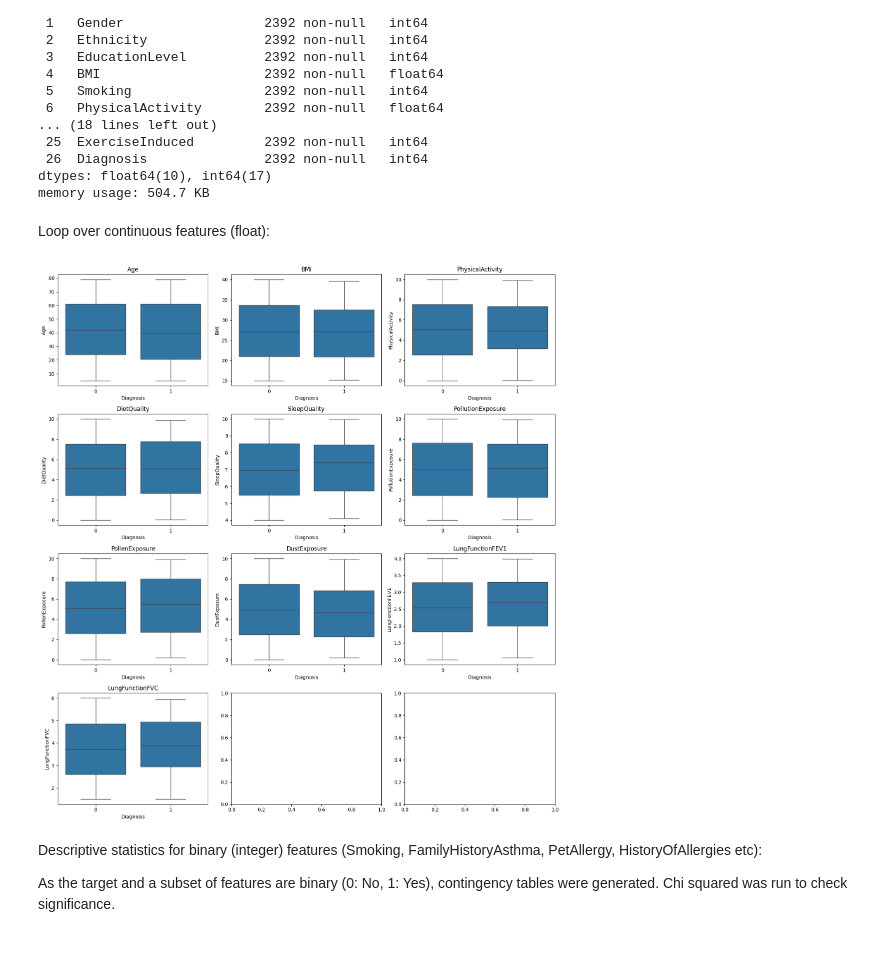
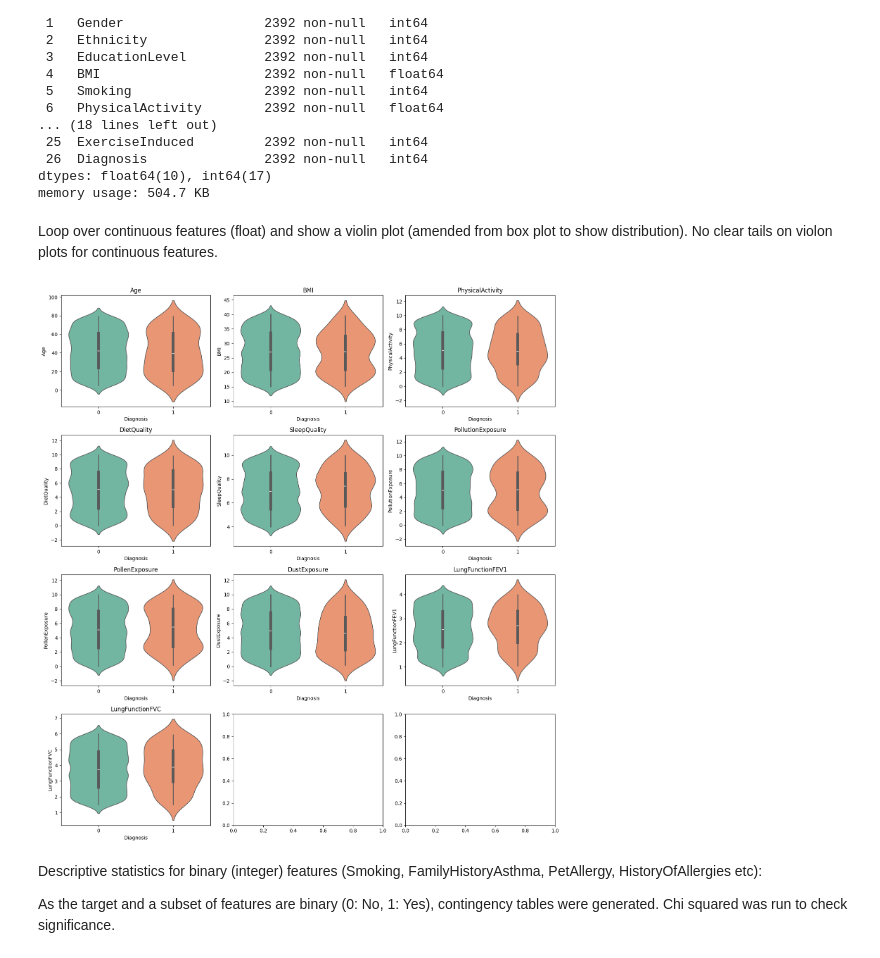
Before and after one commit to CodingLL25/AsthmaBurden, a Jupyter notebook: jupyter_notebooks/03_DataExploration.ipynb, the cells around one changed output. Saved outputs shown, nothing was run; the diff lists cells and outputs as text; code cells hidden in the pictures.

Commit message:
Additional exploratory data analysis for binary vs binary, and update to show violin plots for continuous features. README file updated

```diff
--- a/jupyter_notebooks/03_DataExploration.ipynb
+++ b/jupyter_notebooks/03_DataExploration.ipynb
@@ -105,22 +105,22 @@ Data columns (total 27 columns):
  26  Diagnosis               2392 non-null   int64
 dtypes: float64(10), int64(17)
 memory usage: 504.7 KB
-# %% [markdown]
-Loop over continuous features (float):
+# %% [markdown]
+Loop over continuous features (float) and show a violin plot (amended from box plot to show distribution). No clear tails on violon plots for continuous features.
 # %%
 continuous_features = df.select_dtypes(include='float').columns.tolist()
 
 fig, axes = plt.subplots(4, 3, figsize=(15, 16))
 axes = axes.flatten()
 
 for ax, feature in zip(axes, continuous_features):
-    sns.boxplot(x='Diagnosis', y=feature, data=df, ax=ax)
+    sns.violinplot(x='Diagnosis', y=feature, data=df, hue='Diagnosis', ax=ax, inner='box', palette='Set2', legend=False)
     ax.set_title(feature)
 
 plt.tight_layout()
 plt.show()
 # %% [output]
-[figure, old version]
+[figure, new version]
 # %% [markdown]
 Descriptive statistics for binary (integer) features (Smoking, FamilyHistoryAsthma, PetAllergy, HistoryOfAllergies etc):
 
```
Also changed, not shown: parts of 3 cells of this notebook, 1 other file.
